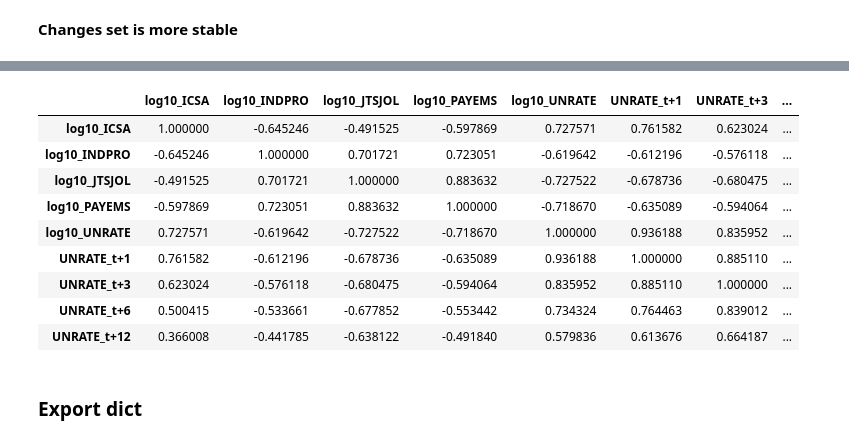
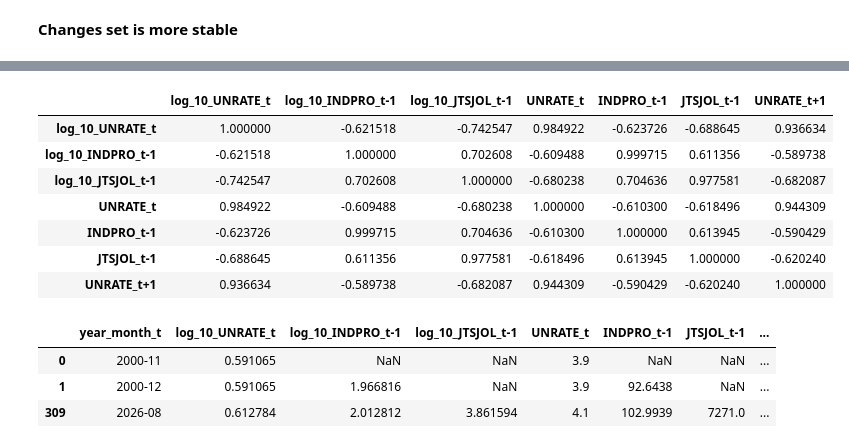
Before and after one commit to mx-lnk/us-unemployment-forecasting-pipeline, a Jupyter notebook: notebooks/feature_engineering.ipynb, the cells around one changed output, grey strips where cells are left out. Drawn from its saved outputs; the diff is of its cells as text; code cells hidden in the pictures.

```diff
--- a/notebooks/feature_engineering.ipynb
+++ b/notebooks/feature_engineering.ipynb
@@ -52,10 +53,10 @@ df_raw
 # %%
 df = df_raw.pivot(
-    index='month_year',
+    index='year_month',
     columns='series_id',
     values='value'
 ).reset_index()
-df['month_year'] = df['month_year'].dt.to_period('M')
+df['year_month'] = df['year_month'].dt.to_period('M')
 df.columns.name = None
 
 df
@@ -83,7 +84,6 @@ df[df.isna().any(axis=1)]
 # %%
-features = ['ICSA', 'INDPRO', 'JTSJOL', 'PAYEMS', 'UNRATE']
 df_imputed = df.copy()
-df_imputed[features] = df[features].interpolate(method="linear")
+df_imputed[SERIES_IDS] = df[SERIES_IDS].interpolate(method="linear")
 df_imputed[df_imputed.isna().any(axis=1)]
-# df_imputed
+df_imputed
 # %% [output]
@@ -171,0 +106,13 @@ for col in feature_set_levels:
+# %%
+df_features = pd.DataFrame({
+    "year_month_t": df_imputed['year_month'].copy(),
+    "log_10_UNRATE_t": df_imputed['UNRATE'].apply(np.log10).copy(),
+    "log_10_INDPRO_t-1": df_imputed['INDPRO'].shift(1).apply(np.log10).copy(),
+    "log_10_JTSJOL_t-1": df_imputed['JTSJOL'].shift(1).apply(np.log10).copy(),
+    "UNRATE_t": df_imputed['UNRATE'].copy(),
+    "INDPRO_t-1": df_imputed['INDPRO'].shift(1).copy(),
+    "JTSJOL_t-1": df_imputed['JTSJOL'].shift(1).copy(),
+    "UNRATE_t+1": df_imputed['UNRATE'].shift(-1).copy(),
+})
+
+df_features
@@ -172 +133,4 @@ for col in feature_set_levels:
+# %%
+features = df_features.iloc[:, 1:-1].columns.to_list()
+target = "UNRATE_t+1"
 # %%
@@ -248,15 +215,11 @@ targets_set = ['UNRATE_t+1', 'UNRATE_t+3', 'UNRATE_t+6', 'UNRATE_t+12']
 # %%
-df_features[feature_set_log_levels + targets_set].corr()
+df_features[features + [target]].corr()
 # %% [output]
-|  | log10_ICSA | log10_INDPRO | log10_JTSJOL | log10_PAYEMS | log10_UNRATE | UNRATE_t+1 | UNRATE_t+3 | ... |
-| log10_ICSA | 1.000000 | -0.645246 | -0.491525 | -0.597869 | 0.727571 | 0.761582 | 0.623024 | ... |
-| log10_INDPRO | -0.645246 | 1.000000 | 0.701721 | 0.723051 | -0.619642 | -0.612196 | -0.576118 | ... |
-| log10_JTSJOL | -0.491525 | 0.701721 | 1.000000 | 0.883632 | -0.727522 | -0.678736 | -0.680475 | ... |
-| log10_PAYEMS | -0.597869 | 0.723051 | 0.883632 | 1.000000 | -0.718670 | -0.635089 | -0.594064 | ... |
-| log10_UNRATE | 0.727571 | -0.619642 | -0.727522 | -0.718670 | 1.000000 | 0.936188 | 0.835952 | ... |
-| UNRATE_t+1 | 0.761582 | -0.612196 | -0.678736 | -0.635089 | 0.936188 | 1.000000 | 0.885110 | ... |
-| UNRATE_t+3 | 0.623024 | -0.576118 | -0.680475 | -0.594064 | 0.835952 | 0.885110 | 1.000000 | ... |
-| UNRATE_t+6 | 0.500415 | -0.533661 | -0.677852 | -0.553442 | 0.734324 | 0.764463 | 0.839012 | ... |
-| UNRATE_t+12 | 0.366008 | -0.441785 | -0.638122 | -0.491840 | 0.579836 | 0.613676 | 0.664187 | ... |
+|  | log_10_UNRATE_t | log_10_INDPRO_t-1 | log_10_JTSJOL_t-1 | UNRATE_t | INDPRO_t-1 | JTSJOL_t-1 | UNRATE_t+1 |
+| log_10_UNRATE_t | 1.000000 | -0.621518 | -0.742547 | 0.984922 | -0.623726 | -0.688645 | 0.936634 |
+| log_10_INDPRO_t-1 | -0.621518 | 1.000000 | 0.702608 | -0.609488 | 0.999715 | 0.611356 | -0.589738 |
+| log_10_JTSJOL_t-1 | -0.742547 | 0.702608 | 1.000000 | -0.680238 | 0.704636 | 0.977581 | -0.682087 |
+| UNRATE_t | 0.984922 | -0.609488 | -0.680238 | 1.000000 | -0.610300 | -0.618496 | 0.944309 |
+| INDPRO_t-1 | -0.623726 | 0.999715 | 0.704636 | -0.610300 | 1.000000 | 0.613945 | -0.590429 |
+| JTSJOL_t-1 | -0.688645 | 0.611356 | 0.977581 | -0.618496 | 0.613945 | 1.000000 | -0.620240 |
+| UNRATE_t+1 | 0.936634 | -0.589738 | -0.682087 | 0.944309 | -0.590429 | -0.620240 | 1.000000 |
-# %% [markdown]
-### Export dict
@@ -270,0 +226,7 @@ sets_dict = {
+# %%
+df_features[df_features.isna().any(axis=1)]
+# %% [output]
+|  | year_month_t | log_10_UNRATE_t | log_10_INDPRO_t-1 | log_10_JTSJOL_t-1 | UNRATE_t | INDPRO_t-1 | JTSJOL_t-1 | ... |
+| 0 | 2000-11 | 0.591065 | NaN | NaN | 3.9 | NaN | NaN | ... |
+| 1 | 2000-12 | 0.591065 | 1.966816 | NaN | 3.9 | 92.6438 | NaN | ... |
+| 309 | 2026-08 | 0.612784 | 2.012812 | 3.861594 | 4.1 | 102.9939 | 7271.0 | ... |
```
Also changed, not shown: parts of 34 cells of this notebook, 8 other files.
